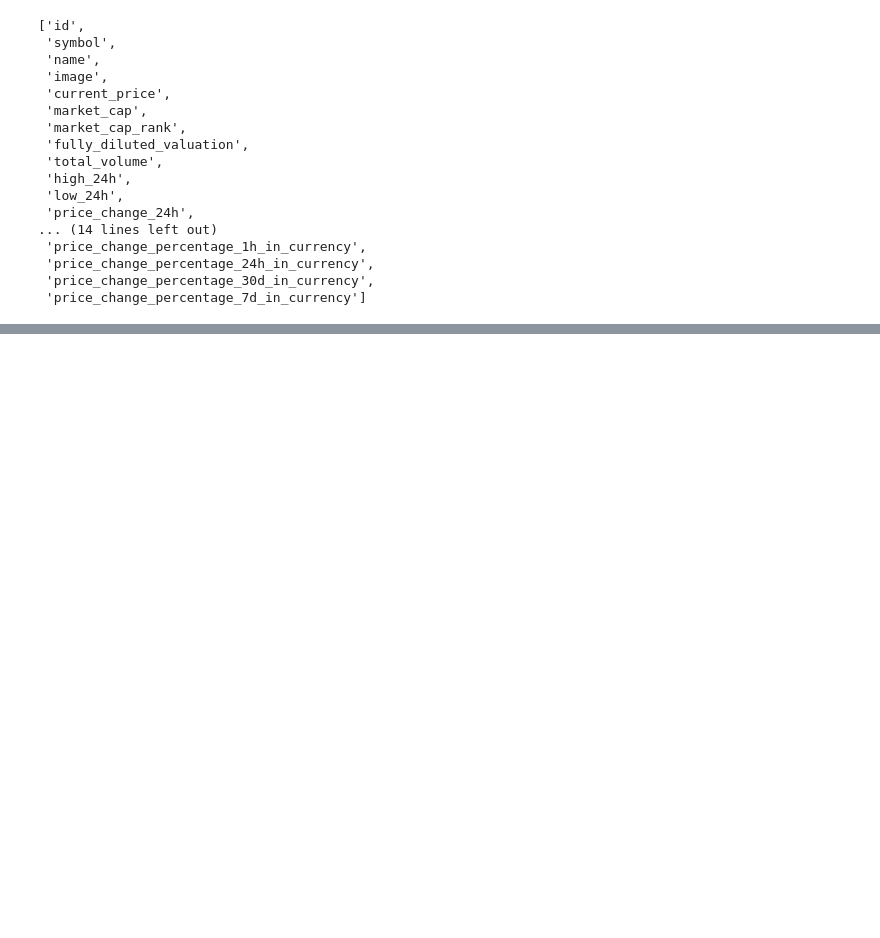
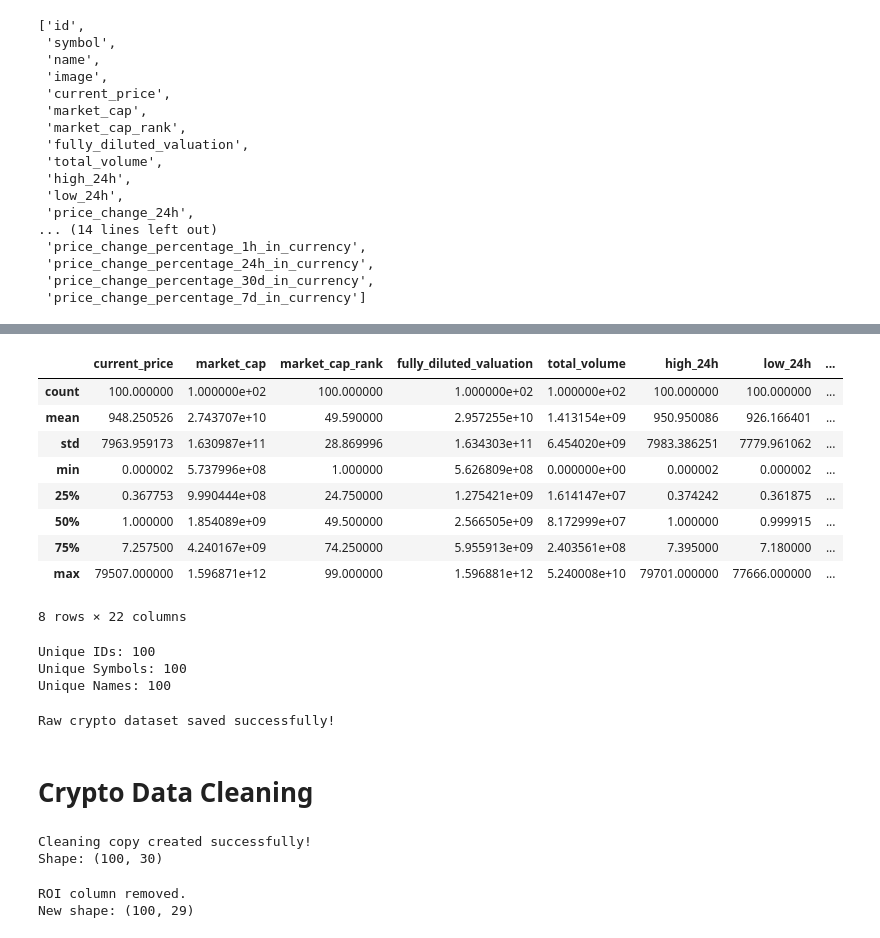
Before and after one commit to greeshavaishnavi09/Advanced_Multi_Source_Pipeline, a Jupyter notebook: research/01_multi_source_pipeline.ipynb, the cells around one changed output, grey strips where cells are left out. Drawn from its saved outputs; the diff is of its cells as text; code cells hidden in the pictures; blank space fills up the shorter version.

```diff
--- a/research/01_multi_source_pipeline.ipynb
+++ b/research/01_multi_source_pipeline.ipynb
@@ -111,0 +213,57 @@ crypto_raw.columns.tolist()
+# %%
+# check numerical summary
+
+crypto_raw.describe()
+# %% [output]
+|  | current_price | market_cap | market_cap_rank | fully_diluted_valuation | total_volume | high_24h | low_24h | ... |
+| count | 100.000000 | 1.000000e+02 | 100.000000 | 1.000000e+02 | 1.000000e+02 | 100.000000 | 100.000000 | ... |
+| mean | 948.250526 | 2.743707e+10 | 49.590000 | 2.957255e+10 | 1.413154e+09 | 950.950086 | 926.166401 | ... |
+| std | 7963.959173 | 1.630987e+11 | 28.869996 | 1.634303e+11 | 6.454020e+09 | 7983.386251 | 7779.961062 | ... |
+| min | 0.000002 | 5.737996e+08 | 1.000000 | 5.626809e+08 | 0.000000e+00 | 0.000002 | 0.000002 | ... |
+| 25% | 0.367753 | 9.990444e+08 | 24.750000 | 1.275421e+09 | 1.614147e+07 | 0.374242 | 0.361875 | ... |
+| 50% | 1.000000 | 1.854089e+09 | 49.500000 | 2.566505e+09 | 8.172999e+07 | 1.000000 | 0.999915 | ... |
+| 75% | 7.257500 | 4.240167e+09 | 74.250000 | 5.955913e+09 | 2.403561e+08 | 7.395000 | 7.180000 | ... |
+| max | 79507.000000 | 1.596871e+12 | 99.000000 | 1.596881e+12 | 5.240008e+10 | 79701.000000 | 77666.000000 | ... |
+8 rows × 22 columns
+# %%
+# unique values
+
+print("Unique IDs:", crypto_raw["id"].nunique())
+print("Unique Symbols:", crypto_raw["symbol"].nunique())
+print("Unique Names:", crypto_raw["name"].nunique())
+# %% [output]
+Unique IDs: 100
+Unique Symbols: 100
+Unique Names: 100
+# %%
+# save raw data
+
+crypto_raw.to_csv("../data/raw/crypto_raw.csv",index=False)
+
+print("Raw crypto dataset saved successfully!")
+# %% [output]
+Raw crypto dataset saved successfully!
+# %% [markdown]
+# Crypto Data Cleaning
+# %%
+# create a cleaning copy
+
+
+crypto_clean = crypto_raw.copy()
+
+print("Cleaning copy created successfully!")
+print("Shape:", crypto_clean.shape)
+# %% [output]
+Cleaning copy created successfully!
+Shape: (100, 30)
+# %%
+
+# remove nested roi column
+
+crypto_clean = crypto_clean.drop(columns=["roi"])
+
+print("ROI column removed.")
+print("New shape:", crypto_clean.shape)
+# %% [output]
+ROI column removed.
+New shape: (100, 29)
```
Also changed, not shown: parts of 43 cells of this notebook, 1 other file.
